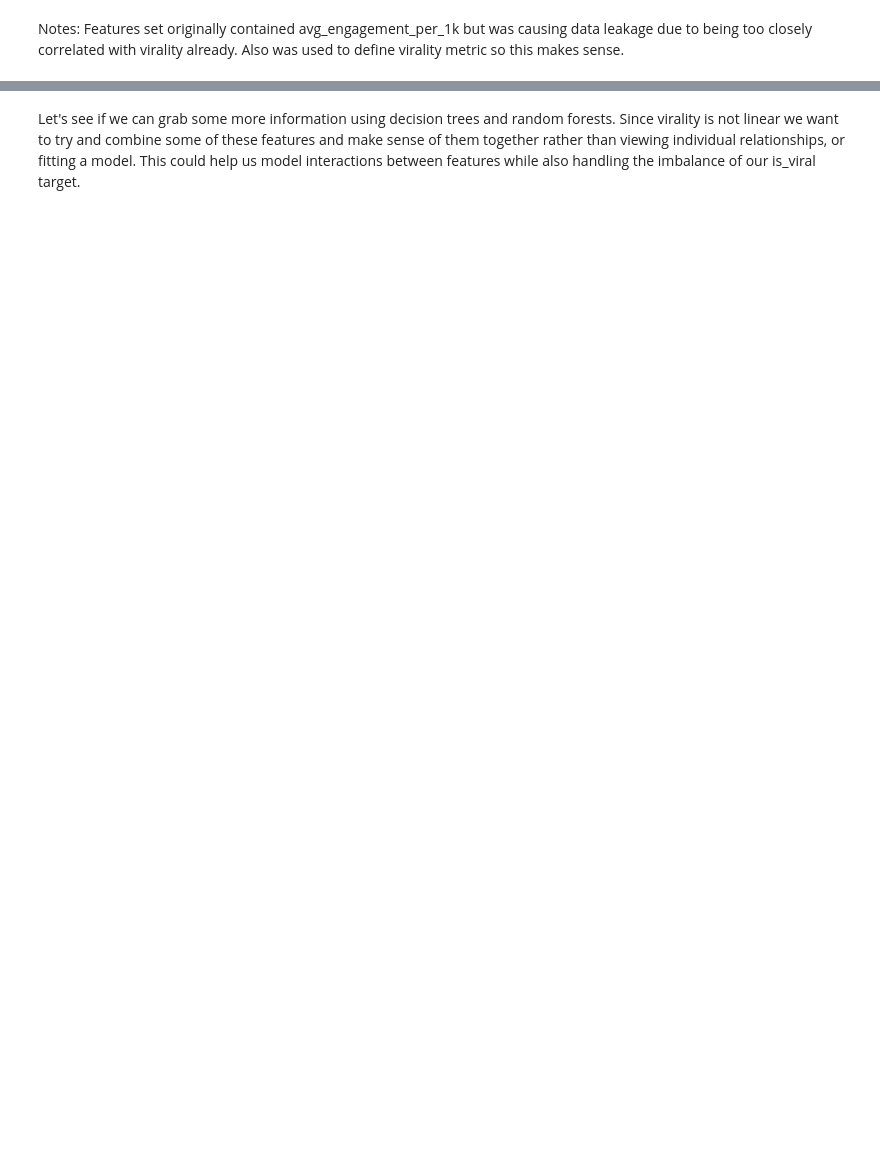
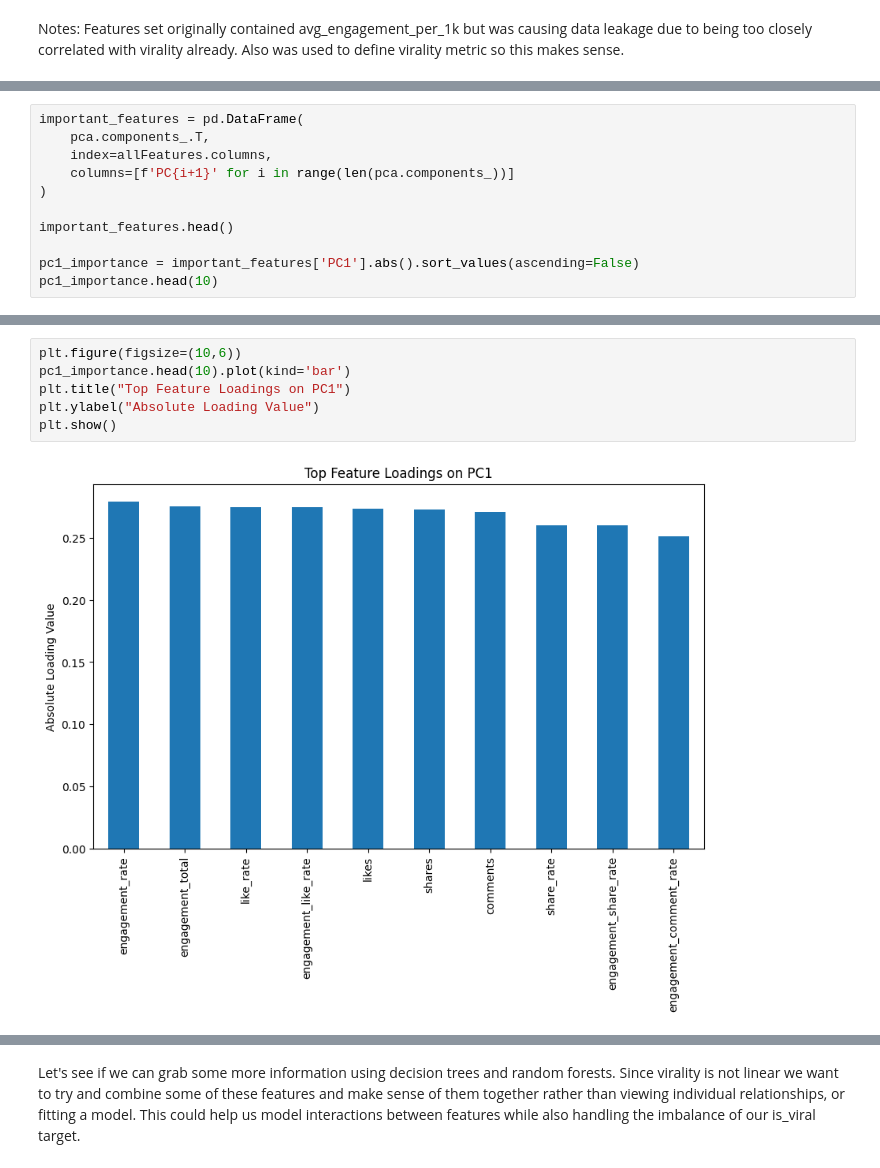
Before and after one commit to theoverthere/CS577-SEMESTER_PROJECT-VIRALITY_ANALYSIS, a Jupyter notebook: yt-tt-trend-analysis.ipynb, the cells around one changed output, grey strips where cells are left out. Cells and saved outputs as stored; diff of their text form; blank space fills up the shorter version.

```diff
--- a/yt-tt-trend-analysis.ipynb
+++ b/yt-tt-trend-analysis.ipynb
@@ -676,0 +809,11 @@ Notes: Features set originally contained avg_engagement_per_1k but was causing d
+# %%
+important_features = pd.DataFrame(
+    pca.components_.T,
+    index=allFeatures.columns,
+    columns=[f'PC{i+1}' for i in range(len(pca.components_))]
+)
+
+important_features.head()
+
+pc1_importance = important_features['PC1'].abs().sort_values(ascending=False)
+pc1_importance.head(10)
@@ -676,0 +832,8 @@ Notes: Features set originally contained avg_engagement_per_1k but was causing d
+# %%
+plt.figure(figsize=(10,6))
+pc1_importance.head(10).plot(kind='bar')
+plt.title("Top Feature Loadings on PC1")
+plt.ylabel("Absolute Loading Value")
+plt.show()
+# %% [output]
+[figure, added]
```
Also changed, not shown: parts of 30 cells of this notebook, 1 other file.
